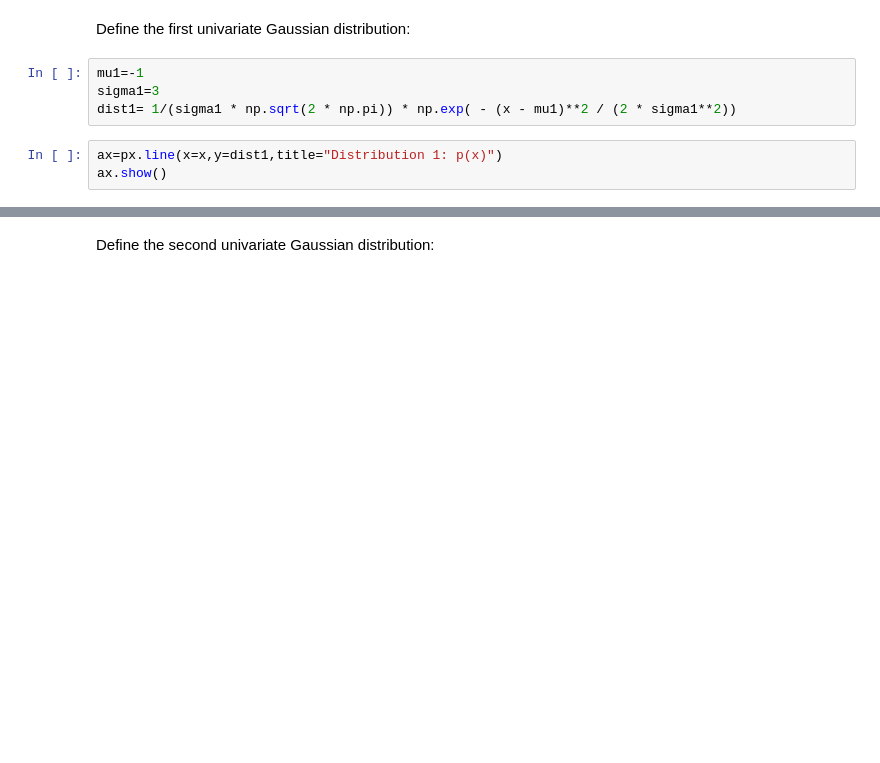
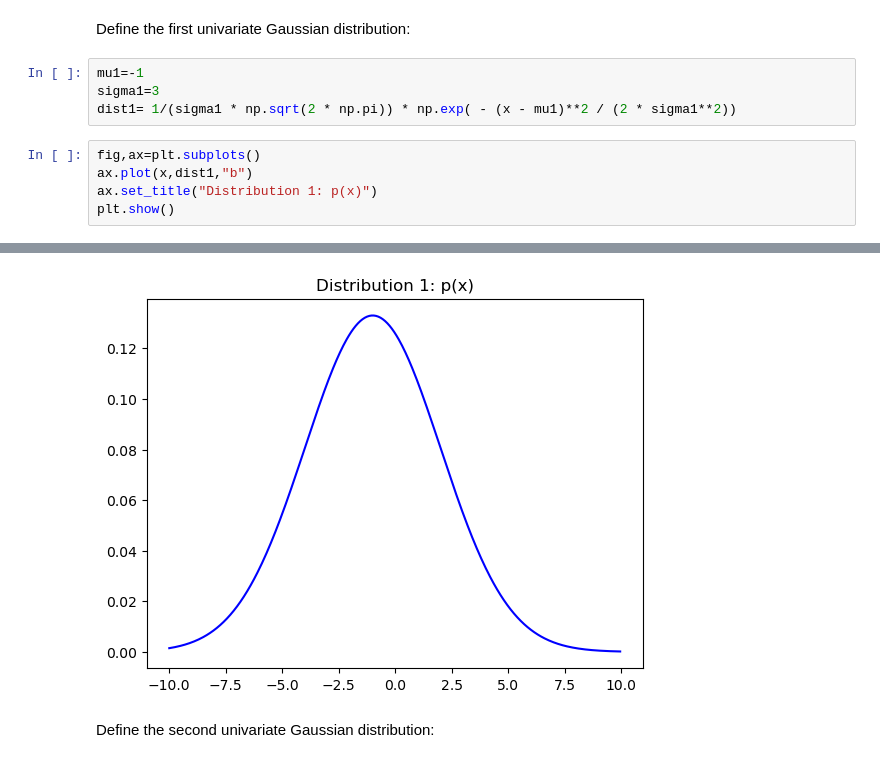
Before and after one commit to hannibunny/probability, a Jupyter notebook: _sources/KullbackLeiblerDivergence.ipynb, the cells around one changed output, grey strips where cells are left out. Saved outputs shown, nothing was run; the diff lists cells and outputs as text; blank space fills up the shorter version.

```diff
--- a/_sources/KullbackLeiblerDivergence.ipynb
+++ b/_sources/KullbackLeiblerDivergence.ipynb
@@ -34,6 +32,8 @@ mu1=-1
 sigma1=3
 dist1= 1/(sigma1 * np.sqrt(2 * np.pi)) * np.exp( - (x - mu1)**2 / (2 * sigma1**2))
 # %%
-ax=px.line(x=x,y=dist1,title="Distribution 1: p(x)")
-ax.show()
+fig,ax=plt.subplots()
+ax.plot(x,dist1,"b")
+ax.set_title("Distribution 1: p(x)")
+plt.show()
 # %% [output]
@@ -42,3 +40,4 @@ ax.show()
+[figure, added]
 # %% [markdown]
 Define the second univariate Gaussian distribution:
 # %%
```
Also changed, not shown: parts of 4 cells of this notebook, 5 other files.
